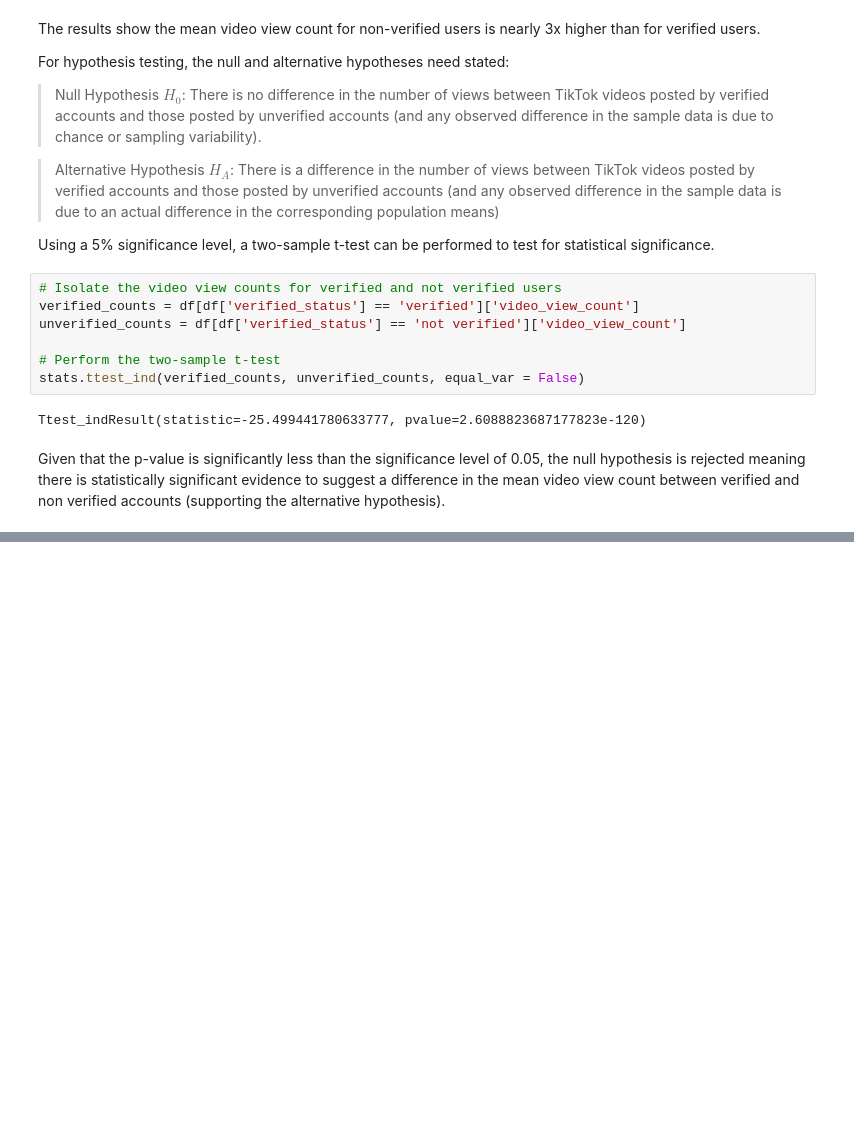
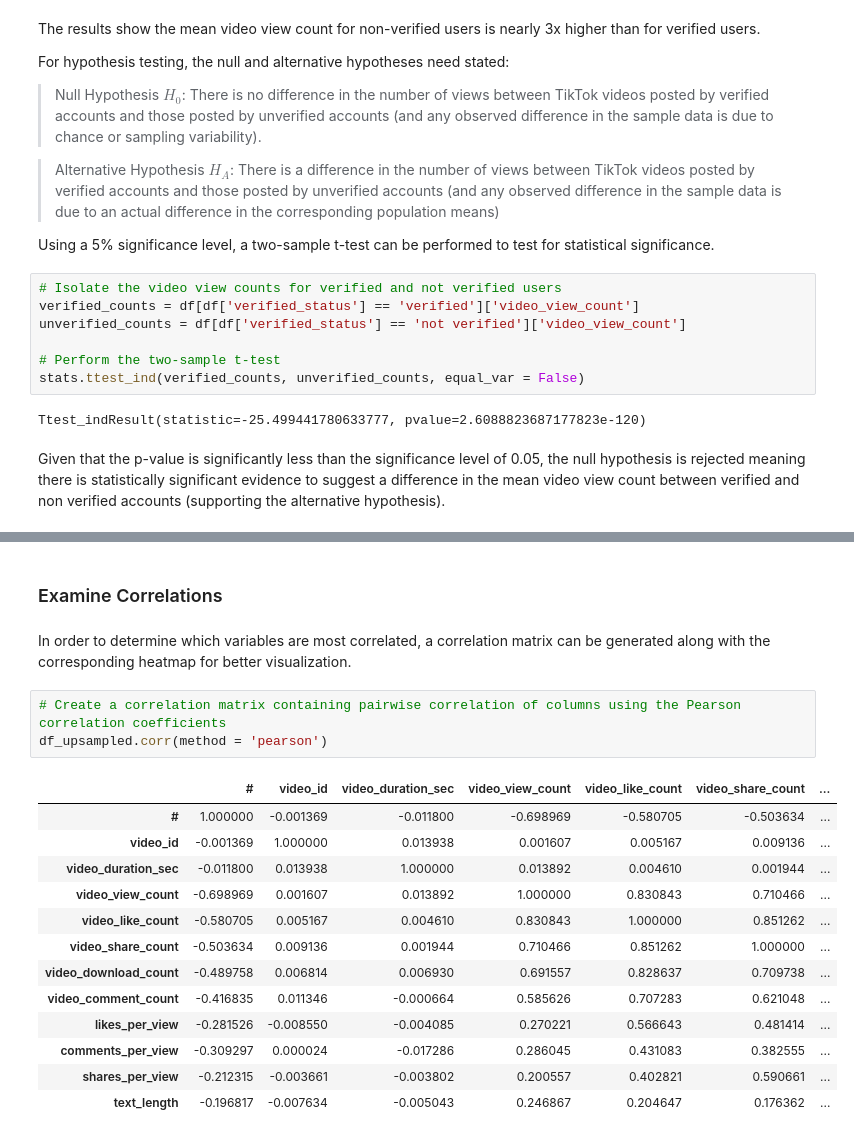
Before and after one commit to JasonHolton/TikTok_Data-Science, a Jupyter notebook: TikTok Notebook.ipynb, the cells around one changed output, grey strips where cells are left out. Drawn from its saved outputs; the diff is of its cells as text; blank space fills up the shorter version.

```diff
--- a/TikTok Notebook.ipynb
+++ b/TikTok Notebook.ipynb
@@ -544,0 +717,21 @@ Given that the p-value is significantly less than the significance level of 0.05
+# %% [markdown]
+### Examine Correlations
+# %% [markdown]
+In order to determine which variables are most correlated, a correlation matrix can be generated along with the corresponding heatmap for better visualization.
+# %%
+# Create a correlation matrix containing pairwise correlation of columns using the Pearson correlation coefficients
+df_upsampled.corr(method = 'pearson')
+# %% [output]
+|  | # | video_id | video_duration_sec | video_view_count | video_like_count | video_share_count | ... |
+| # | 1.000000 | -0.001369 | -0.011800 | -0.698969 | -0.580705 | -0.503634 | ... |
+| video_id | -0.001369 | 1.000000 | 0.013938 | 0.001607 | 0.005167 | 0.009136 | ... |
+| video_duration_sec | -0.011800 | 0.013938 | 1.000000 | 0.013892 | 0.004610 | 0.001944 | ... |
+| video_view_count | -0.698969 | 0.001607 | 0.013892 | 1.000000 | 0.830843 | 0.710466 | ... |
+| video_like_count | -0.580705 | 0.005167 | 0.004610 | 0.830843 | 1.000000 | 0.851262 | ... |
+| video_share_count | -0.503634 | 0.009136 | 0.001944 | 0.710466 | 0.851262 | 1.000000 | ... |
+| video_download_count | -0.489758 | 0.006814 | 0.006930 | 0.691557 | 0.828637 | 0.709738 | ... |
+| video_comment_count | -0.416835 | 0.011346 | -0.000664 | 0.585626 | 0.707283 | 0.621048 | ... |
+| likes_per_view | -0.281526 | -0.008550 | -0.004085 | 0.270221 | 0.566643 | 0.481414 | ... |
+| comments_per_view | -0.309297 | 0.000024 | -0.017286 | 0.286045 | 0.431083 | 0.382555 | ... |
+| shares_per_view | -0.212315 | -0.003661 | -0.003802 | 0.200557 | 0.402821 | 0.590661 | ... |
+| text_length | -0.196817 | -0.007634 | -0.005043 | 0.246867 | 0.204647 | 0.176362 | ... |
```
Also changed, not shown: parts of 80 cells of this notebook.
